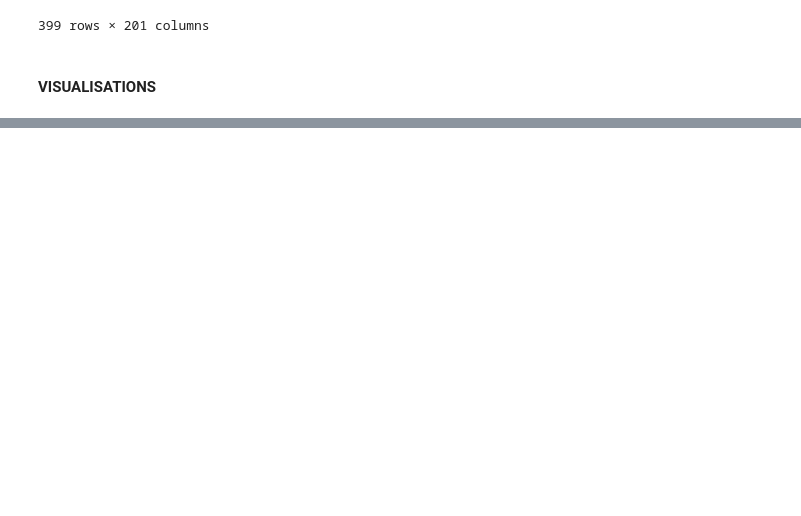
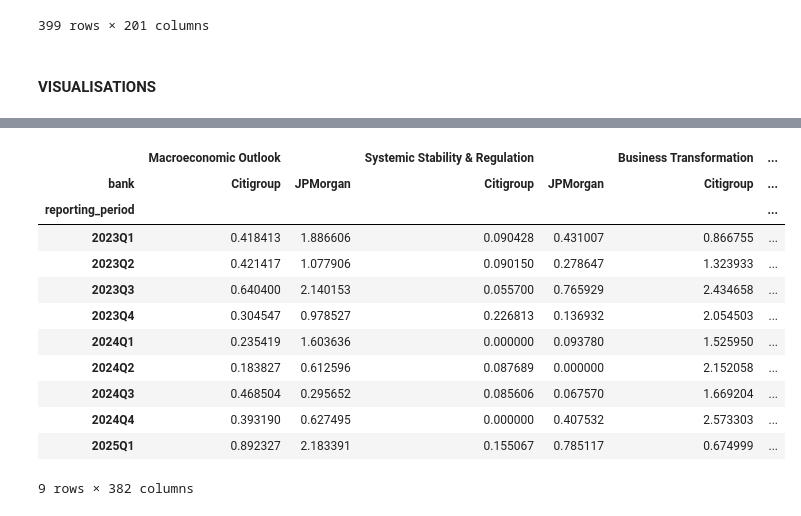
Before and after one commit to zr03/bank-of-eng-risk-monitoring, a Jupyter notebook: boe_risk_monitoring/nlp/nlp.ipynb, the cells around one changed output, grey strips where cells are left out. Cells and saved outputs as stored; diff of their text form; code cells hidden in the pictures; blank space fills up the shorter version.

```diff
--- a/boe_risk_monitoring/nlp/nlp.ipynb
+++ b/boe_risk_monitoring/nlp/nlp.ipynb
@@ -1213,0 +1351,20 @@ df_q_and_a_all_agg_evasiveness
+# %%
+df_topics_relevance_quarter_plotting = df_all_text_topics_relevance_quarter_agg_norm.pivot(
+	columns='bank',
+	index='reporting_period',
+)
+df_topics_relevance_quarter_plotting
+# %% [output]
+|  | Macroeconomic Outlook |  | Systemic Stability & Regulation |  | Business Transformation | ... |
+| bank | Citigroup | JPMorgan | Citigroup | JPMorgan | Citigroup | ... |
+| reporting_period |  |  |  |  |  | ... |
+| 2023Q1 | 0.418413 | 1.886606 | 0.090428 | 0.431007 | 0.866755 | ... |
+| 2023Q2 | 0.421417 | 1.077906 | 0.090150 | 0.278647 | 1.323933 | ... |
+| 2023Q3 | 0.640400 | 2.140153 | 0.055700 | 0.765929 | 2.434658 | ... |
+| 2023Q4 | 0.304547 | 0.978527 | 0.226813 | 0.136932 | 2.054503 | ... |
+| 2024Q1 | 0.235419 | 1.603636 | 0.000000 | 0.093780 | 1.525950 | ... |
+| 2024Q2 | 0.183827 | 0.612596 | 0.087689 | 0.000000 | 2.152058 | ... |
+| 2024Q3 | 0.468504 | 0.295652 | 0.085606 | 0.067570 | 1.669204 | ... |
+| 2024Q4 | 0.393190 | 0.627495 | 0.000000 | 0.407532 | 2.573303 | ... |
+| 2025Q1 | 0.892327 | 2.183391 | 0.155067 | 0.785117 | 0.674999 | ... |
+9 rows × 382 columns
```
Also changed, not shown: parts of 21 cells of this notebook.
